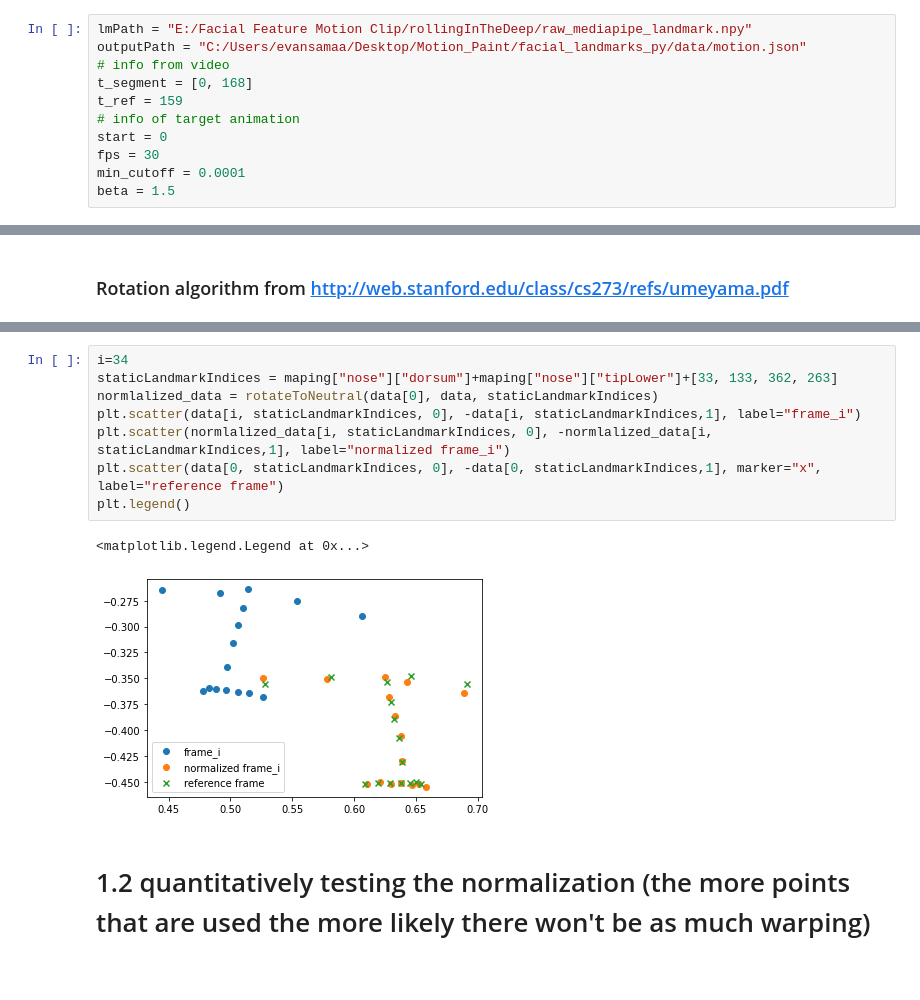
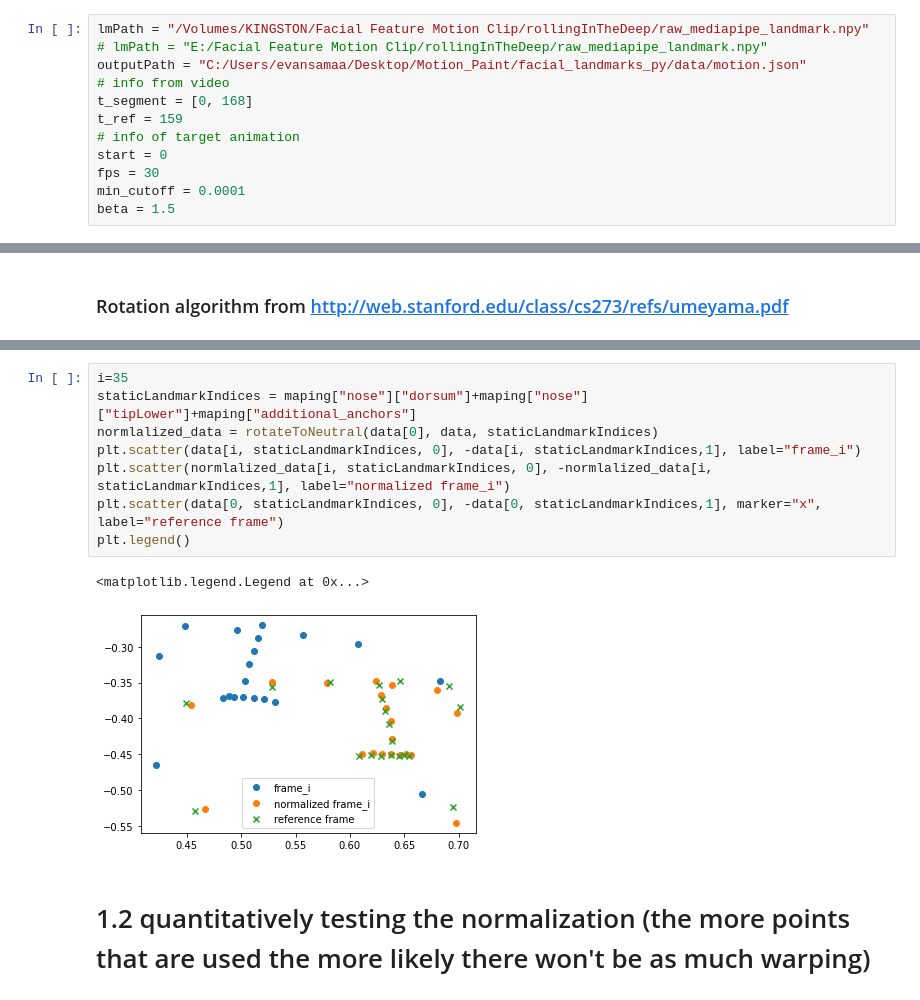
Before and after one commit to EvanSamaa/Motion_Paint, a Jupyter notebook: facial_landmarks_py/Facial normalization test.ipynb, the cells around one changed output, grey strips where cells are left out. Drawn from its saved outputs; the diff is of its cells as text.

```diff
--- a/facial_landmarks_py/Facial normalization test.ipynb
+++ b/facial_landmarks_py/Facial normalization test.ipynb
@@ -17,7 +17,8 @@ from scipy import signal
 # %% [markdown]
 # Input block
 # %%
-lmPath = "E:/Facial Feature Motion Clip/rollingInTheDeep/raw_mediapipe_landmark.npy"
+lmPath = "/Volumes/KINGSTON/Facial Feature Motion Clip/rollingInTheDeep/raw_mediapipe_landmark.npy"
+# lmPath = "E:/Facial Feature Motion Clip/rollingInTheDeep/raw_mediapipe_landmark.npy"
 outputPath = "C:/Users/evansamaa/Desktop/Motion_Paint/facial_landmarks_py/data/motion.json"
 # info from video
 t_segment = [0, 168]
@@ -187,14 +189,14 @@ outputToFile(outputPath, out, fps, start)
 # %%
-i=34
-staticLandmarkIndices = maping["nose"]["dorsum"]+maping["nose"]["tipLower"]+[33, 133, 362, 263]
+i=35
+staticLandmarkIndices = maping["nose"]["dorsum"]+maping["nose"]["tipLower"]+maping["additional_anchors"]
 normlalized_data = rotateToNeutral(data[0], data, staticLandmarkIndices)
 plt.scatter(data[i, staticLandmarkIndices, 0], -data[i, staticLandmarkIndices,1], label="frame_i")
 plt.scatter(normlalized_data[i, staticLandmarkIndices, 0], -normlalized_data[i, staticLandmarkIndices,1], label="normalized frame_i")
 plt.scatter(data[0, staticLandmarkIndices, 0], -data[0, staticLandmarkIndices,1], marker="x", label="reference frame")
 plt.legend()
 # %% [output]
 <matplotlib.legend.Legend at 0x...>
-[figure, old version]
+[figure, new version]
 # %% [markdown]
 # 1.2 quantitatively testing the normalization (the more points that are used the more likely there won't be as much warping)
 # %%
```
Also changed, not shown: parts of 8 cells of this notebook, 1 other file.
